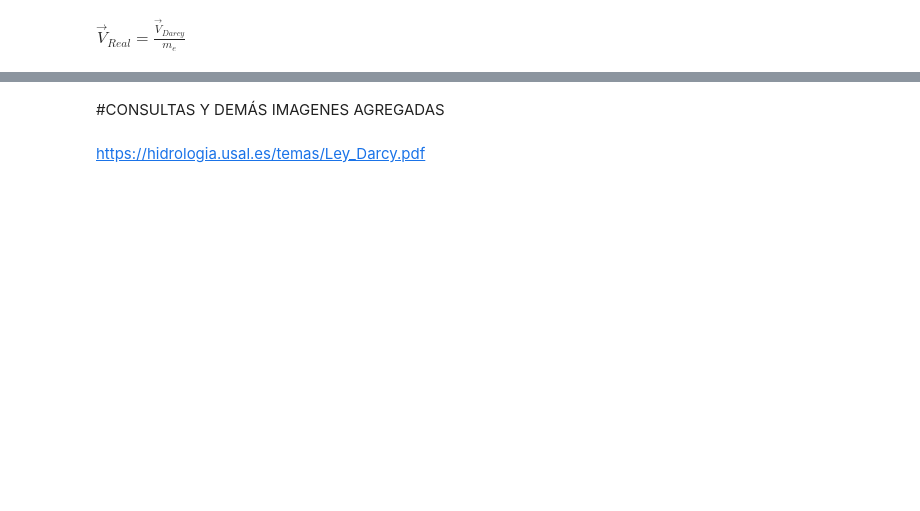
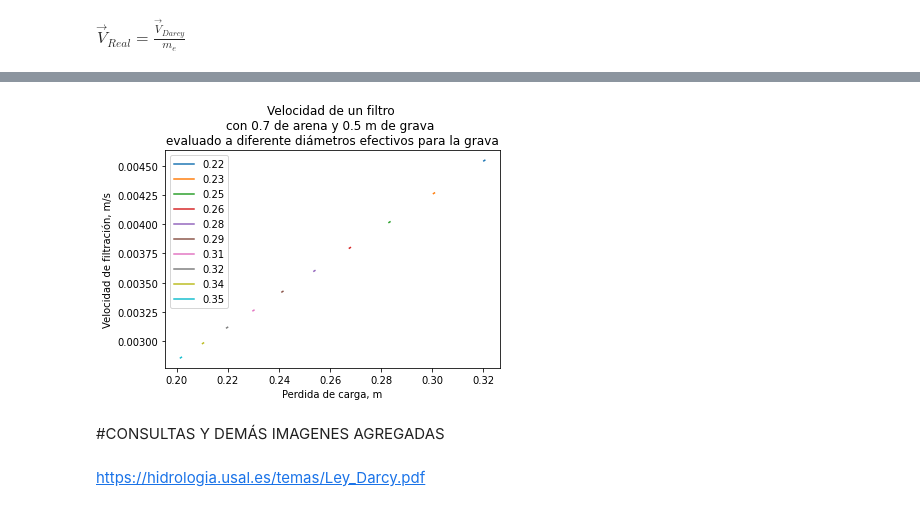
Before and after one commit to valizcanos/ProcesosUnitarios, a Jupyter notebook: 4_Filtracion.ipynb, the cells around one changed output, grey strips where cells are left out. Drawn from its saved outputs; the diff is of its cells as text; code cells hidden in the pictures; blank space fills up the shorter version.

```diff
--- a/4_Filtracion.ipynb
+++ b/4_Filtracion.ipynb
@@ -359,3 +495,17 @@ $\vec V_{Real} = \frac{\vec V_{Darcy}}{m_{e}}$
+# %%
+def Velocidades():
+  for i in range(len(meArena)):
+    h = (NRe*ViscosicadDinamica/DensidadAgua)*((0.7/(kArena*dArena*meArena[i])) + (0.5/(kGrava*dGrava*meGrava)))
+    vel = h/( ((0.7/(kArena)) + (0.5/(kGrava))) )
+    plt.plot(h,vel, label=np.round(meArena[i],2))
+    plt.ylabel("Velocidad de filtración, m/s")
+    plt.xlabel("Perdida de carga, m")
+    plt.title("Velocidad de un filtro \ncon 0.7 de arena y 0.5 m de grava \nevaluado a diferente diámetros efectivos para la grava")
+    plt.legend()
+# %%
+Velocidades()
+# %% [output]
+[figure, added]
 # %% [markdown]
 #CONSULTAS  Y DEMÁS IMAGENES AGREGADAS
 # %% [markdown]
```
Also changed, not shown: parts of 32 cells of this notebook.
